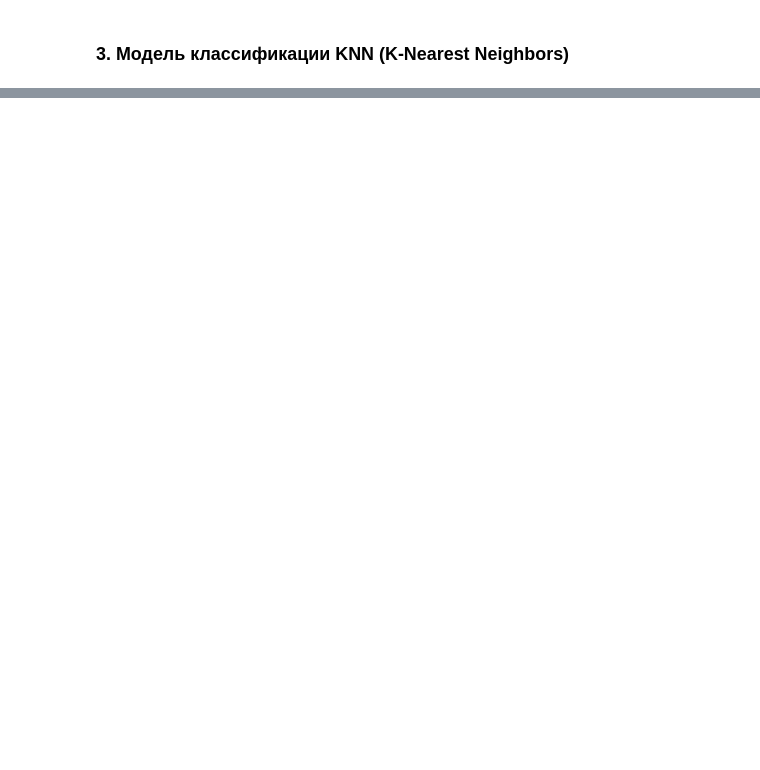
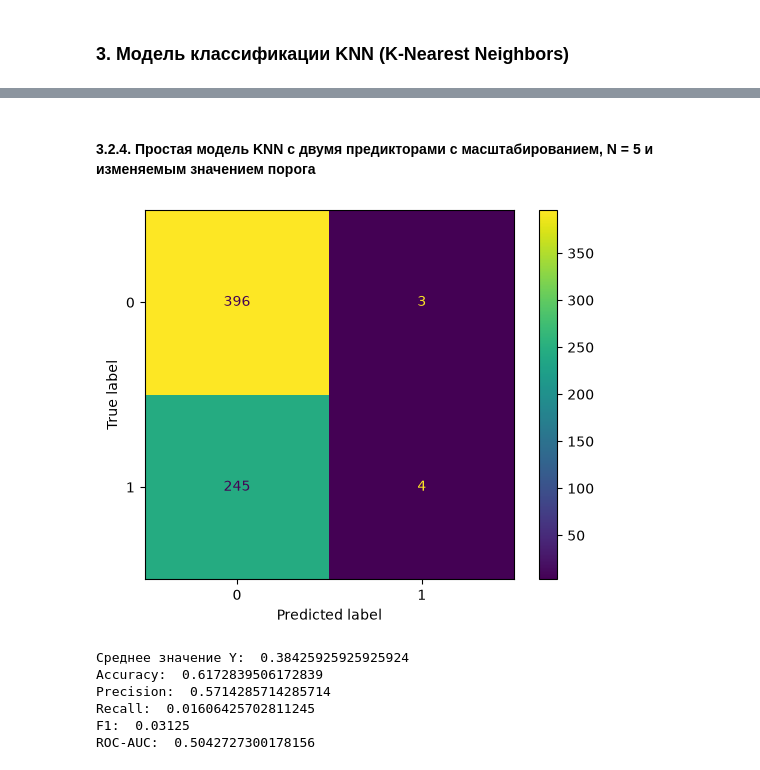
Before and after one commit to mihaniky/AI_Architect_3_1_4_Classification, a Jupyter notebook: AI_Architect_3_1_4_Classification.ipynb, the cells around one changed output, grey strips where cells are left out. Cells and saved outputs as stored; diff of their text form; code cells hidden in the pictures; blank space fills up the shorter version.

```diff
--- a/AI_Architect_3_1_4_Classification.ipynb
+++ b/AI_Architect_3_1_4_Classification.ipynb
@@ -289,0 +349,20 @@ def run_pipeline(df, features_col, target_col):
+# %% [markdown]
+#### 3.2.4. Простая модель KNN с двумя предикторами c масштабированием, N = 5 и изменяемым значением порога ####
+# %%
+X_train, X_test, y_train, y_test = split_train_test(df, features_col, target_col)
+scaler = StandardScaler()
+X_train_scaled = scaler.fit_transform(X_train)
+X_test_scaled = scaler.transform(X_test)
+model = train_model(X_train_scaled, y_train.values.ravel(), n_neighbors=5)
+y_proba = get_predictions(model, X_test_scaled, proba = True)
+y_pred = get_prediction_from_proba(y_proba, threshold = 0.8)
+visualize_prediction(y_test, y_pred, model)
+show_metrics(y_test, y_pred)
+# %% [output]
+[figure, added]
+Среднее значение Y:  0.38425925925925924
+Accuracy:  0.6172839506172839
+Precision:  0.5714285714285714
+Recall:  0.01606425702811245
+F1:  0.03125
+ROC-AUC:  0.5042727300178156
```
Also changed, not shown: parts of 17 cells of this notebook.
